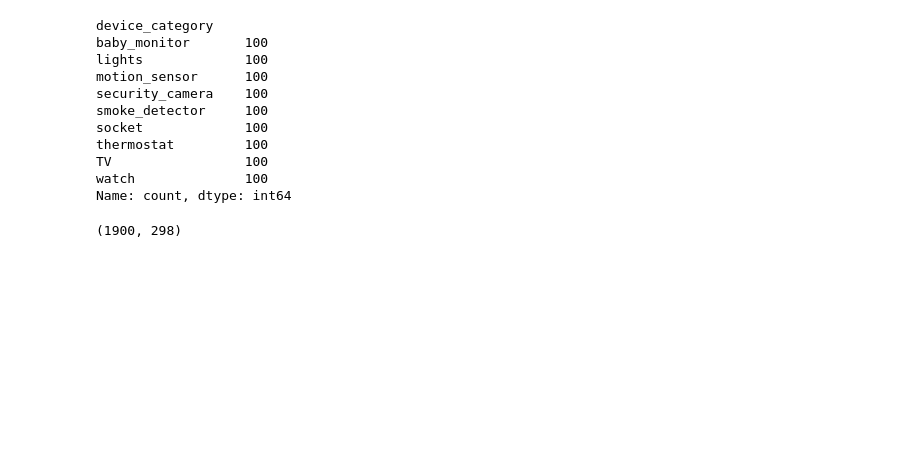
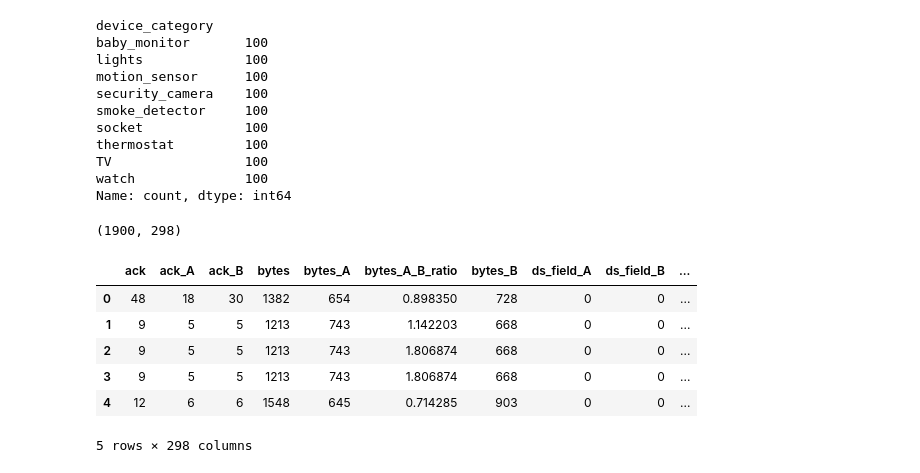
Before and after one commit to BetoPD/Iot-Device-Classifier, a Jupyter notebook: IOT_Device_Identification.ipynb, the cells around one changed output. Cells and saved outputs as stored; diff of their text form; code cells hidden in the pictures; blank space fills up the shorter version.

```diff
--- a/IOT_Device_Identification.ipynb
+++ b/IOT_Device_Identification.ipynb
@@ -49,3 +49,12 @@ data.shape
 # %%
 # Shuffle the dataset
 data = data.sample(frac=1, random_state=42).reset_index(drop=True)
+data.head()
+# %% [output]
+|  | ack | ack_A | ack_B | bytes | bytes_A | bytes_A_B_ratio | bytes_B | ds_field_A | ds_field_B | ... |
+| 0 | 48 | 18 | 30 | 1382 | 654 | 0.898350 | 728 | 0 | 0 | ... |
+| 1 | 9 | 5 | 5 | 1213 | 743 | 1.142203 | 668 | 0 | 0 | ... |
+| 2 | 9 | 5 | 5 | 1213 | 743 | 1.806874 | 668 | 0 | 0 | ... |
+| 3 | 9 | 5 | 5 | 1213 | 743 | 1.806874 | 668 | 0 | 0 | ... |
+| 4 | 12 | 6 | 6 | 1548 | 645 | 0.714285 | 903 | 0 | 0 | ... |
+5 rows × 298 columns
```
Also changed, not shown: parts of 7 cells of this notebook.
